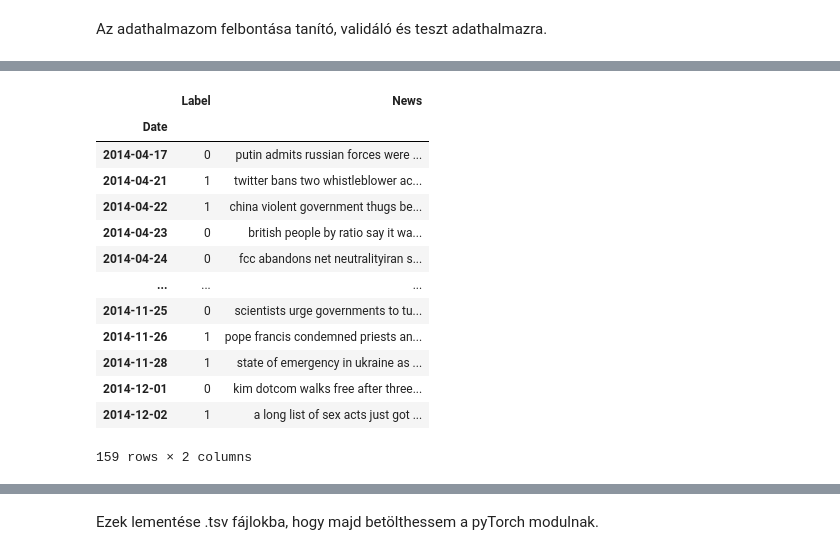
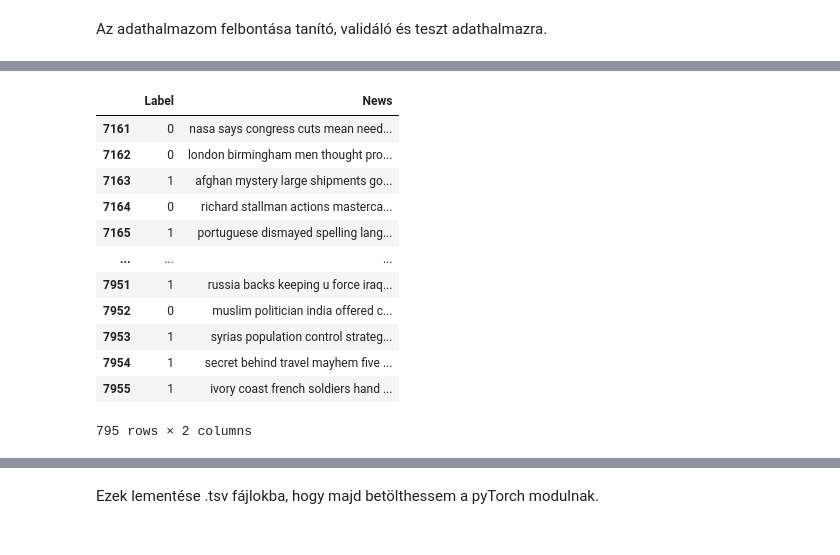
Before and after one commit to benceOlahEdu/StockMarketSentimentAnalysis, a Jupyter notebook: Baseline/Stock_news_feed_baseline.ipynb, the cells around one changed output, grey strips where cells are left out. Drawn from its saved outputs; the diff is of its cells as text; code cells hidden in the pictures.

```diff
--- a/Baseline/Stock_news_feed_baseline.ipynb
+++ b/Baseline/Stock_news_feed_baseline.ipynb
@@ -162,0 +187,20 @@ df_combined["News"][0]
+# %%
+news_sum = []
+label_sum = []
+
+# Get column names
+combined_column_names = []
+for col in df_combined.columns:
+  combined_column_names.append(col)
+
+print(combined_column_names)
+
+for i in range(len(df_combined)):
+  for j in range(ROWS):
+    news_sum.append(df_combined[combined_column_names[j + 1]][i])
+    label_sum.append(df_combined[combined_column_names[0]][i])
+
+df_sum_news_labels = pd.DataFrame(data = label_sum, index = None, columns = ["Label"])
+df_sum_news_labels["News"] = news_sum
+
+df_sum_news_labels
@@ -195,8 +254,8 @@ for i in range(len(temp_news)):
 for i in range(len(temp_news)):
     temp_news[i] = temp_news[i].lower()
 
-df_combined["News"] = temp_news
+df_sum_news_labels["News"] = temp_news
 
-df_combined
+df_sum_news_labels
 # %% [output]
 |  | Label | News |
@@ -221,0 +338,10 @@ df_combined["News"][0]
+# %%
+from sklearn.utils import shuffle
+SHUFFLE_CYCLE = 500
+
+for i in range(SHUFFLE_CYCLE):
+  df_sum_news_labels = shuffle(df_sum_news_labels)
+
+df_sum_news_labels.reset_index(inplace=True, drop=True)
+
+df_sum_news_labels
@@ -223,9 +363,9 @@ df_combined["News"][0]
 Az adathalmazom felbontása tanító, validáló és teszt adathalmazra.
 # %%
 # Create datasets
-news_string = (df_combined['News'].values).astype('U')
+news_string = (df_sum_news_labels['News'].values).astype('U')
 
-INPUT_SIZE = len(df_combined)
+INPUT_SIZE = len(df_sum_news_labels)
 # 80% train -> 8% valid, 72% train; 20% test
 TRAIN_SIZE = int(0.8 * INPUT_SIZE)
 VALID_SIZE = int(0.1 * TRAIN_SIZE)
@@ -254,20 +393,19 @@ train_dataset
 # %%
-valid_dataset = df_combined[TRAIN_SIZE - VALID_SIZE:TRAIN_SIZE]
+valid_dataset = df_sum_news_labels[TRAIN_SIZE - VALID_SIZE:TRAIN_SIZE]
 
 valid_dataset
 # %% [output]
 |  | Label | News |
-| Date |  |  |
-| 2014-04-17 | 0 | putin admits russian forces were ... |
-| 2014-04-21 | 1 | twitter bans two whistleblower ac... |
-| 2014-04-22 | 1 | china violent government thugs be... |
-| 2014-04-23 | 0 | british people by ratio say it wa... |
-| 2014-04-24 | 0 | fcc abandons net neutralityiran s... |
+| 7161 | 0 | nasa says congress cuts mean need... |
+| 7162 | 0 | london birmingham men thought pro... |
+| 7163 | 1 | afghan mystery large shipments go... |
+| 7164 | 0 | richard stallman actions masterca... |
+| 7165 | 1 | portuguese dismayed spelling lang... |
 | ... | ... | ... |
-| 2014-11-25 | 0 | scientists urge governments to tu... |
-| 2014-11-26 | 1 | pope francis condemned priests an... |
-| 2014-11-28 | 1 | state of emergency in ukraine as ... |
-| 2014-12-01 | 0 | kim dotcom walks free after three... |
-| 2014-12-02 | 1 | a long list of sex acts just got ... |
+| 7951 | 1 | russia backs keeping u force iraq... |
+| 7952 | 0 | muslim politician india offered c... |
+| 7953 | 1 | syrias population control strateg... |
+| 7954 | 1 | secret behind travel mayhem five ... |
+| 7955 | 1 | ivory coast french soldiers hand ... |
-159 rows × 2 columns
+795 rows × 2 columns
 # %%
```
Also changed, not shown: parts of 34 cells of this notebook, 5 other files.
